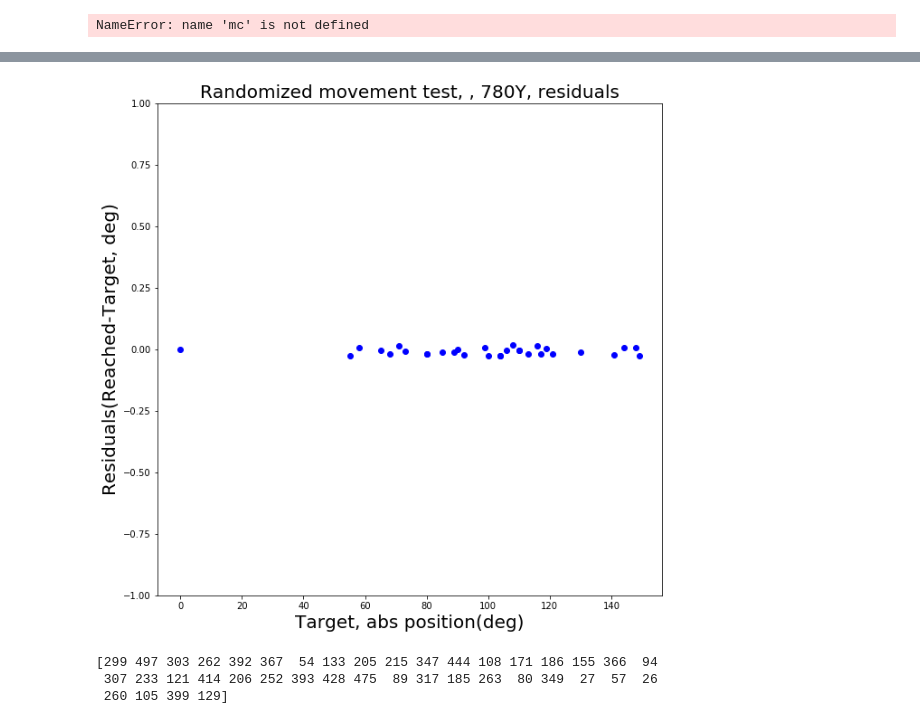
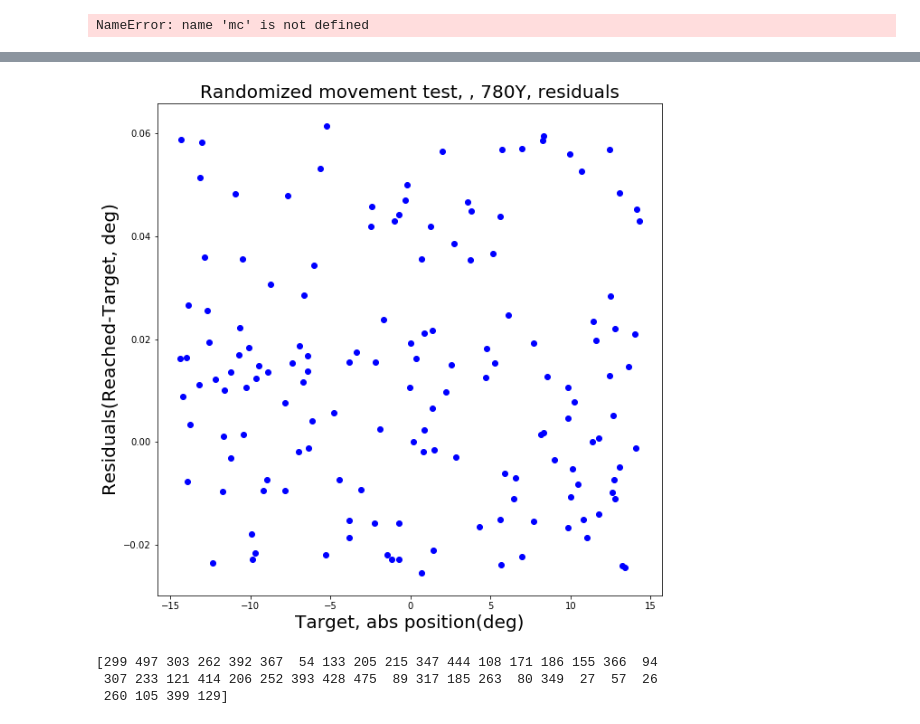
Before and after one commit to QuantumQuadrate/pypico, a Jupyter notebook: pypico/Pypico Diagnostics.ipynb, the cells around one changed output, grey strips where cells are left out. Drawn from its saved outputs; the diff is of its cells as text; code cells hidden in the pictures.

```diff
--- a/pypico/Pypico Diagnostics.ipynb
+++ b/pypico/Pypico Diagnostics.ipynb
@@ -111,10 +104,3 @@ positions.append(mc.getPosition(test_channel))
 INFO - Channel: 1 position: -551.689453125
 780
 1
-# %%
-test_steps=50
-
-for i in range(0,100):
-    mc.move_rel_steps(test_channel,test_steps)
-    new_position=mc.getPosition(test_channel)
-    positions.append(new_position)
@@ -279,7 +209,7 @@ INFO - Channel: 0 position: -1587.34863281
 780
 0
 # %%
-mc.move_abs(0,-1600)
-new_position=mc.getPosition(0)
+mc.move_abs(1,-150)
+new_position=mc.getPosition(1)
 positions.append(new_position)
 # %% [output]
@@ -528,5 +440,6 @@ NameError: name 'mc' is not defined
 # %%
 import numpy as np
 test_channel=1
-random_sequence=np.random.randint(-10,250,100)
-print random_sequence
+random_sequence=np.random.uniform(-15,15,150)
+starting_point=0
+#print random_sequence
@@ -540,8 +446,11 @@ print random_sequence
 # %%
 positions=[]
-mc.move_abs(test_channel,0) #move it back to zero.
+mc.move_abs(test_channel,np.median(random_sequence)) #move it back to zero.
 positions.append(mc.getPosition(test_channel))
+tracker = 1
 for i in random_sequence:
+    print 'tracker: ', tracker
+    tracker += 1
     mc.move_abs(test_channel,i)
     new_position=mc.getPosition(test_channel)
     positions.append(new_position)
@@ -615,17 +539,18 @@ ValueError: x and y must have same first dimension, but have shapes (101L,) and
 # %%
-
 values=np.linspace(np.min(random_sequence),np.max(random_sequence),2)
 fig=plt.figure(figsize=(10,10));
-plt.plot(np.insert(random_sequence,0,0),positions-np.insert(random_sequence,0,0), 'bo');
+plt.plot(np.insert(random_sequence,0,positions[0]),positions-np.insert(random_sequence,0,positions[0]), 'bo');
 plt.title('Randomized movement test, , {}, residuals'.format(channel_labels[test_channel]),fontsize=20)
 plt.xlabel('Target, abs position(deg)',fontsize=20)
 plt.ylabel('Residuals(Reached-Target, deg)',fontsize=20)
-plt.ylim(-1,1)
-plt.savefig('Randomized_movement_test_780X,residuals.pdf')
-plt.savefig('Randomized_movement_test_780X,residuals.png')
+#plt.ylim(-1,1)
+savefig=False
+if savefig:
+    plt.savefig('Randomized_movement_test_780X,residuals_20160622.pdf')
+    #plt.savefig('Randomized_movement_test_780X,residuals.png')
 plt.show()
 # %% [output]
-[figure, old version]
+[figure, new version]
 # %%
 # Testing Y axis
 import numpy as np
```
Also changed, not shown: parts of 9 cells of this notebook.
